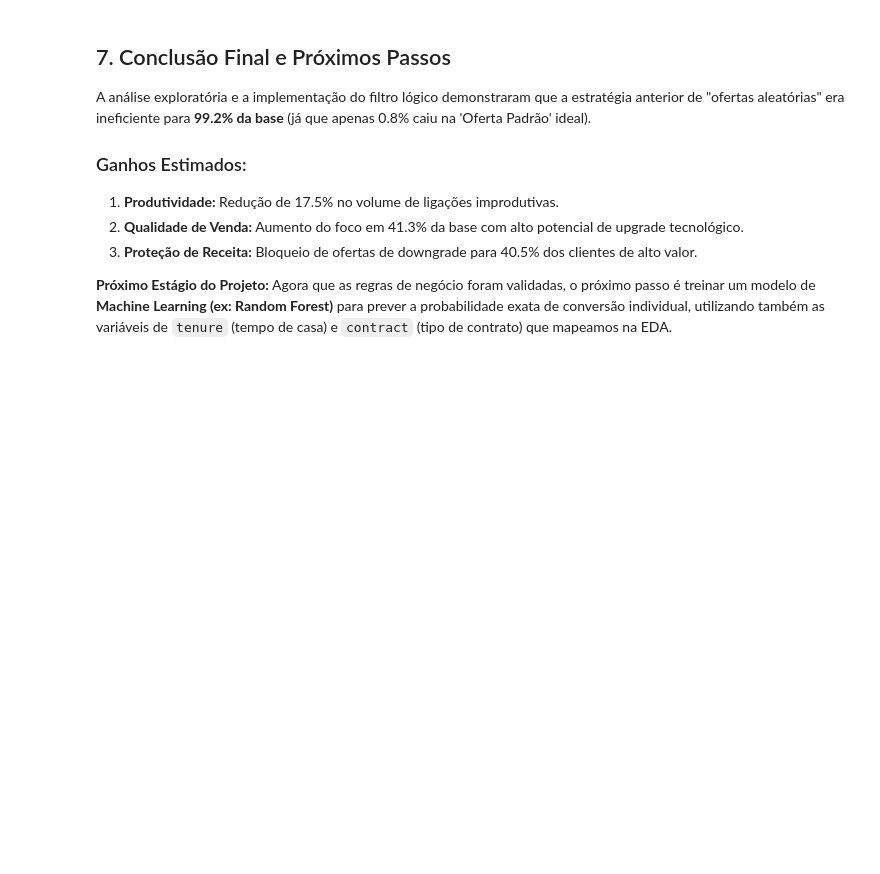
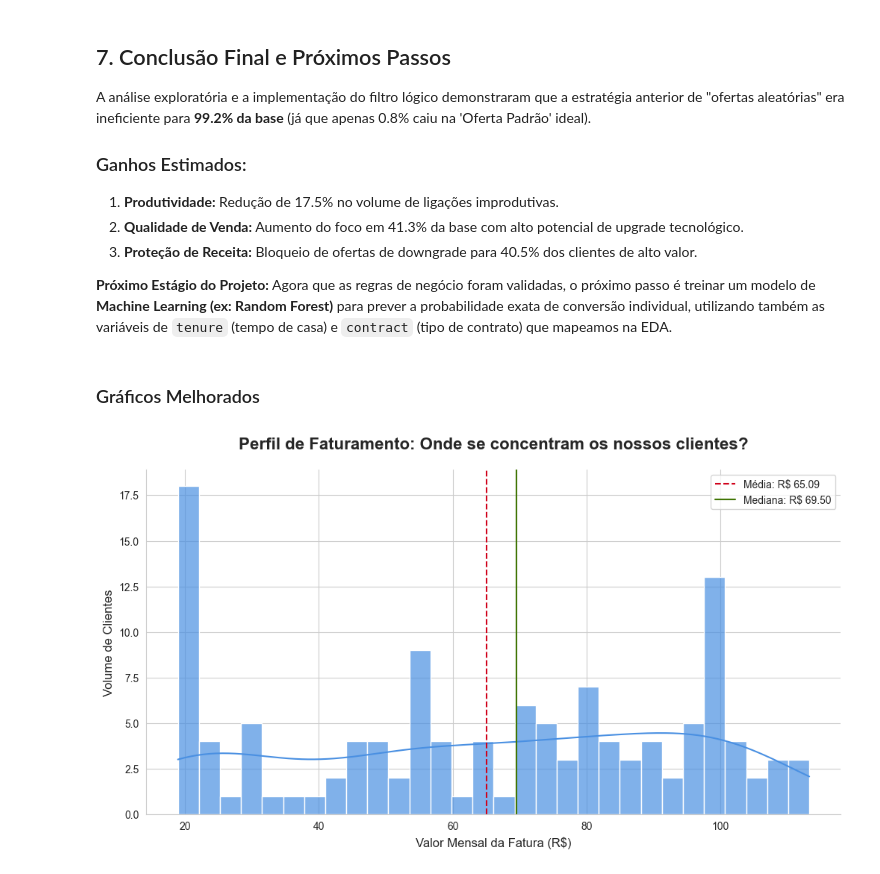
Before and after one commit to Mestrie/Telecom_Smart_Offer, a Jupyter notebook: main.ipynb, the cells around one changed output. Drawn from its saved outputs; the diff is of its cells as text; code cells hidden in the pictures; blank space fills up the shorter version.

Commit message:
Melhorndo alguns gráficos

```diff
--- a/main.ipynb
+++ b/main.ipynb
@@ -378,3 +383,28 @@ A análise exploratória e a implementação do filtro lógico demonstraram que
 
 **Próximo Estágio do Projeto:**
 Agora que as regras de negócio foram validadas, o próximo passo é treinar um modelo de **Machine Learning (ex: Random Forest)** para prever a probabilidade exata de conversão individual, utilizando também as variáveis de `tenure` (tempo de casa) e `contract` (tipo de contrato) que mapeamos na EDA.
+# %% [markdown]
+### Gráficos Melhorados
+# %%
+import seaborn as sns
+import matplotlib.pyplot as plt
+
+# Definindo o estilo global
+sns.set_style("whitegrid", {'axes.spines.right': False, 'axes.spines.top': False})
+
+plt.figure(figsize=(12, 6))
+# Criando um degradê ou cor sólida elegante
+ax = sns.histplot(df['monthlycharges'], bins=30, kde=True, color='#4A90E2', alpha=0.7, edgecolor='white')
+
+# Linhas de referência mais finas e elegantes
+plt.axvline(df['monthlycharges'].mean(), color='#D0021B', linestyle='--', linewidth=1.5, label=f"Média: R$ {df['monthlycharges'].mean():.2f}")
+plt.axvline(df['monthlycharges'].median(), color='#417505', linestyle='-', linewidth=1.5, label=f"Mediana: R$ {df['monthlycharges'].median():.2f}")
+
+plt.title('Perfil de Faturamento: Onde se concentram os nossos clientes?', fontsize=16, fontweight='bold', pad=20)
+plt.xlabel('Valor Mensal da Fatura (R$)', fontsize=12)
+plt.ylabel('Volume de Clientes', fontsize=12)
+plt.legend(frameon=True, fontsize=10)
+
+plt.show()
+# %% [output]
+[figure, added]
```
Also changed, not shown: parts of 7 cells of this notebook, 3 other files.
